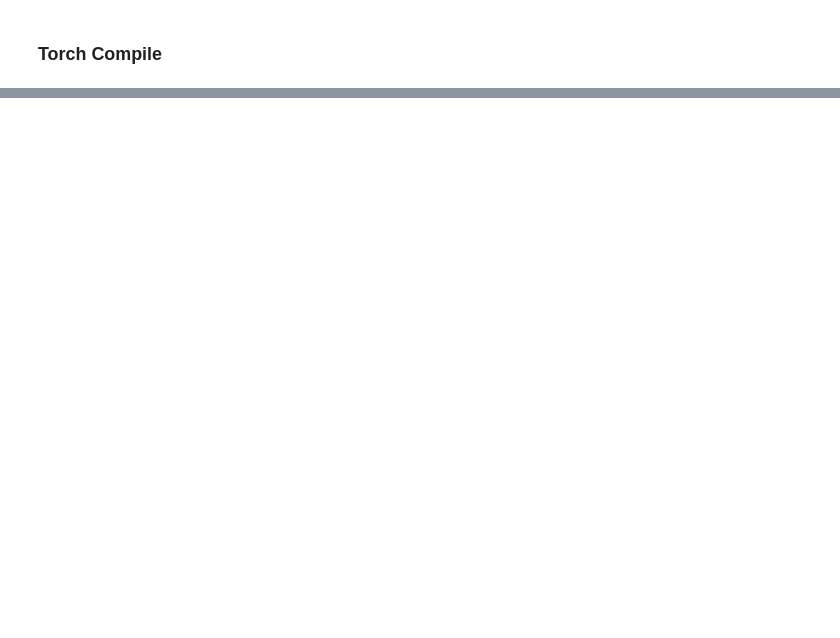
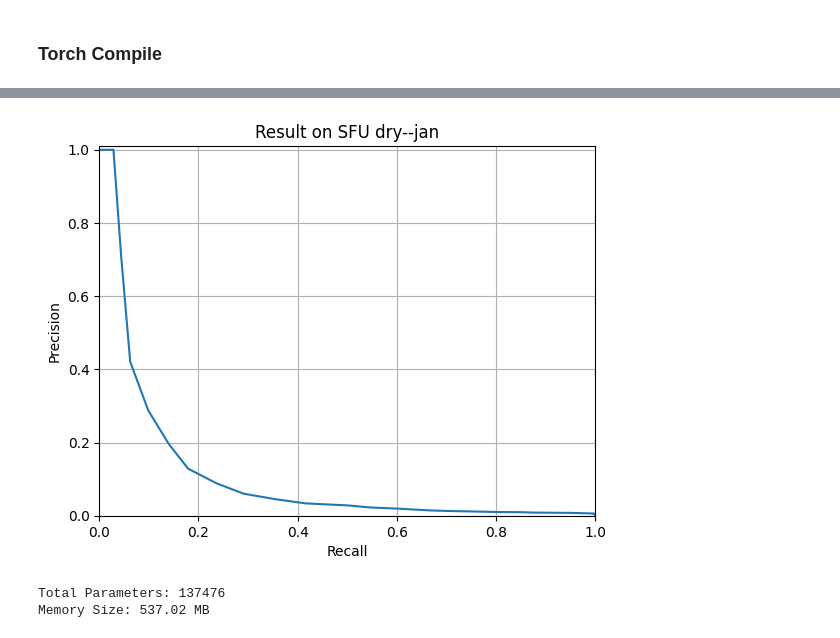
Before and after one commit to irfan4902/My_VPR_Stuff, a Jupyter notebook: calc_test6.ipynb, the cells around one changed output, grey strips where cells are left out. Cells and saved outputs as stored; diff of their text form; code cells hidden in the pictures; blank space fills up the shorter version.

```diff
--- a/calc_test6.ipynb
+++ b/calc_test6.ipynb
@@ -606,0 +724,28 @@ Query Average Time: 0.6960044693946839
+# %%
+# precision-recall curve
+P, R = createPR(similarity_matrix, gt_hard, gt_soft, matching='multi', n_thresh=100)
+plt.figure()
+plt.plot(R, P)
+plt.xlim(0, 1), plt.ylim(0, 1.01)
+plt.xlabel('Recall')
+plt.ylabel('Precision')
+plt.title(f'Result on {DATASET} {DATABASE_FOLDER}--{QUERY_FOLDER}')
+plt.grid('on')
+plt.draw()
+plt.show()
+# %% [output]
+[figure, added]
+# %%
+parameter_count = sum(p.numel() for p in calc.parameters())
+print(f"Total Parameters: {parameter_count}")
+
+memory_size = parameter_count * 4
+
+for unit in ['KB', 'MB', 'GB']:
+    if memory_size < 1024:
+        print(f"Memory Size: {memory_size:.2f} {unit}")
+        break
+    memory_size /= 1024
+# %% [output]
+Total Parameters: 137476
+Memory Size: 537.02 MB
```
Also changed, not shown: parts of 24 cells of this notebook, 4 other files.
